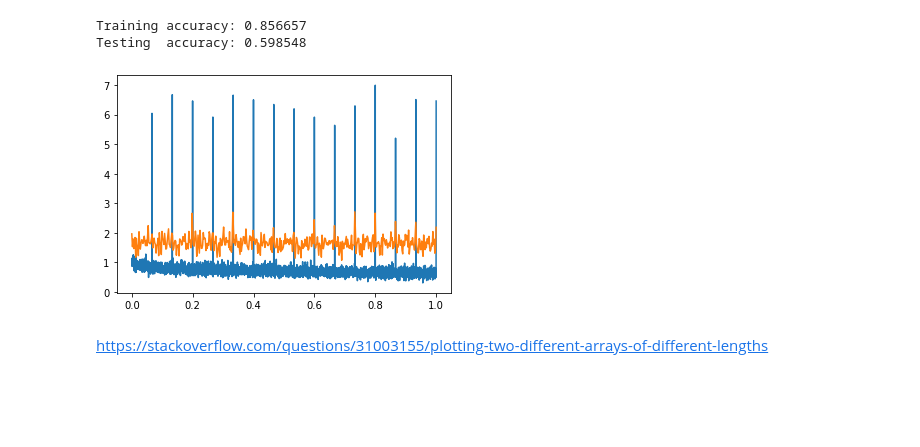
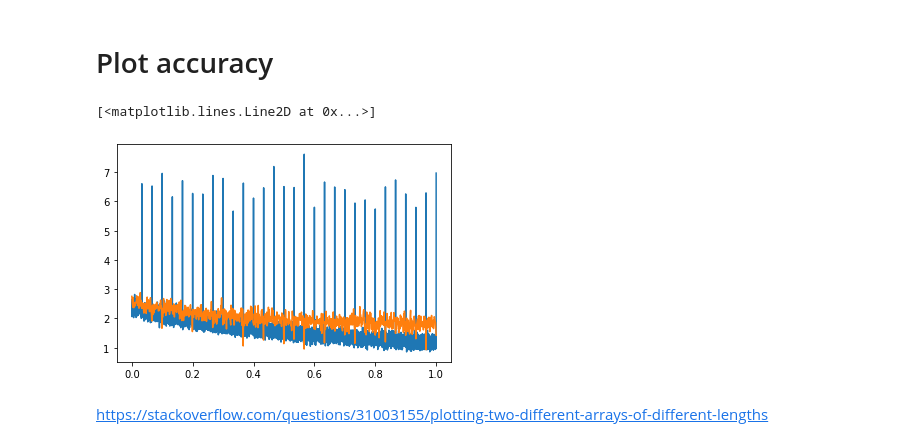
Before and after one commit to manginoja/455, a Jupyter notebook: ResNet.ipynb, the cells around one changed output. Drawn from its saved outputs; the diff is of its cells as text; code cells hidden in the pictures; blank space fills up the shorter version.

```diff
--- a/ResNet.ipynb
+++ b/ResNet.ipynb
@@ -103,5 +94,4 @@ Downloading: "https://download.pytorch.org/models/resnet50-0676ba61.pth" to /roo
 # %%
-use_cuda = True
-num_ftrs = net.fc.in_features
-net.fc = nn.Linear(num_ftrs, 555)
-net.fc = net.fc.cuda() if use_cuda else net.fc
+in_feat = net.fc.in_features
+net.fc = nn.Linear(in_feat, 555)
+net.fc = net.fc.cuda() if device else net.fc
@@ -108,12 +100,14 @@ net.fc = net.fc.cuda() if use_cuda else net.fc
 # %%
 def train(net, dataloader, validloader, epochs=1, lr=0.01, momentum=0.9, decay=0, verbose=1):
   net.to(device)
+  net.train()
   losses = []
   valid_losses = []
 
   criterion = nn.CrossEntropyLoss() # Combination softmax + negative log likelihood
   optimizer = optim.SGD(net.parameters(), lr=lr, momentum=momentum, weight_decay=decay)
   for epoch in range(epochs):
+    net.train()
     sum_loss = 0.0
     for i, batch in enumerate(dataloader, 0):
         # get the inputs; data is a list of [inputs, labels]
@@ -137,16 +131,13 @@ def train(net, dataloader, validloader, epochs=1, lr=0.01, momentum=0.9, decay=0
         sum_loss = 0.0
     for i, batch in enumerate(validloader, 0):
       with torch.no_grad():
+        net.eval()
       # get the inputs; data is a list of [inputs, labels]
         inputs, labels = batch[0].to(device), batch[1].to(device)
-        # zero the parameter gradients
-        #optimizer.zero_grad()
 
         # forward + backward + optimize
         outputs = net(inputs)
         loss = criterion(outputs, labels)
-        #loss.backward()  # autograd magic, computes all the partial derivatives
-        #optimizer.step() # takes a step in gradient direction
 
         # print statistics
         valid_losses.append(loss.item())
@@ -161,6 +152,8 @@ def train(net, dataloader, validloader, epochs=1, lr=0.01, momentum=0.9, decay=0
 def accuracy(net, dataloader):
   correct = 0
   total = 0
+  net.to(device)
+  net.eval()
   with torch.no_grad():
       for batch in dataloader:
           images, labels = batch[0].to(device), batch[1].to(device)
@@ -169,8 +162,3 @@ def accuracy(net, dataloader):
           total += labels.size(0)
           correct += (predicted == labels).sum().item()
   return correct/total
-
-def smooth(x, size):
-  return np.convolve(x, np.ones(size)/size, mode='valid')
-# %%
-net.load_state_dict(torch.load("birds3.pth"))
@@ -179,4 +177,4 @@ net.load_state_dict(torch.load("birds3.pth"))
 # %%
-#torch.save(net.state_dict(), "birds.pth")
-losses, valid_losses = train(net, data['train'], data['valid'], epochs=5, lr=.00002, decay = 0.0005)
+#net.load_state_dict(torch.load('birds4.pth'))
+losses, valid_losses = train(net, data['train'], data['valid'], epochs=30, lr=.001, decay = 0.0005)
 # %% [output]
@@ -200,14 +198,16 @@ losses, valid_losses = train(net, data['train'], data['valid'], epochs=5, lr=.00
+# %% [markdown]
+# Plot accuracy
 # %%
-x1 = np.linspace(0, 1, 242 * 15)
-x2 = np.linspace(0, 1, 31 * 15)
+#torch.save(net.state_dict(), "birds4.pth")
+x1 = np.linspace(0, 1, 242 * 30)
+x2 = np.linspace(0, 1, 31 * 30)
 plt.plot(x1, losses)
 plt.plot(x2, valid_losses)
 
-print("Training accuracy: %f" % accuracy(net, data['train']))
-print("Testing  accuracy: %f" % accuracy(net, data['test']))
+#print("Training accuracy: %f" % accuracy(net, data['train']))
+#print("Testing  accuracy: %f" % accuracy(net, data['test']))
 # %% [output]
-Training accuracy: 0.856657
-Testing  accuracy: 0.598548
+[<matplotlib.lines.Line2D at 0x...>]
-[figure, old version]
+[figure, new version]
 # %% [markdown]
 https://stackoverflow.com/questions/31003155/plotting-two-different-arrays-of-different-lengths
```
Also changed, not shown: parts of 21 cells of this notebook.
